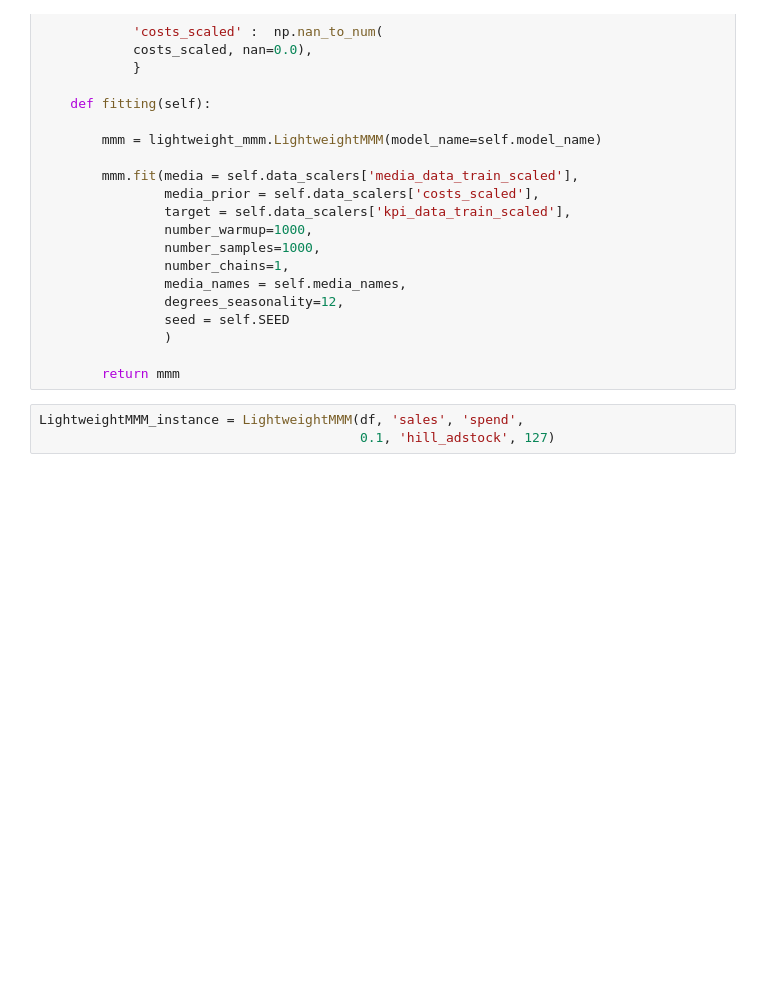
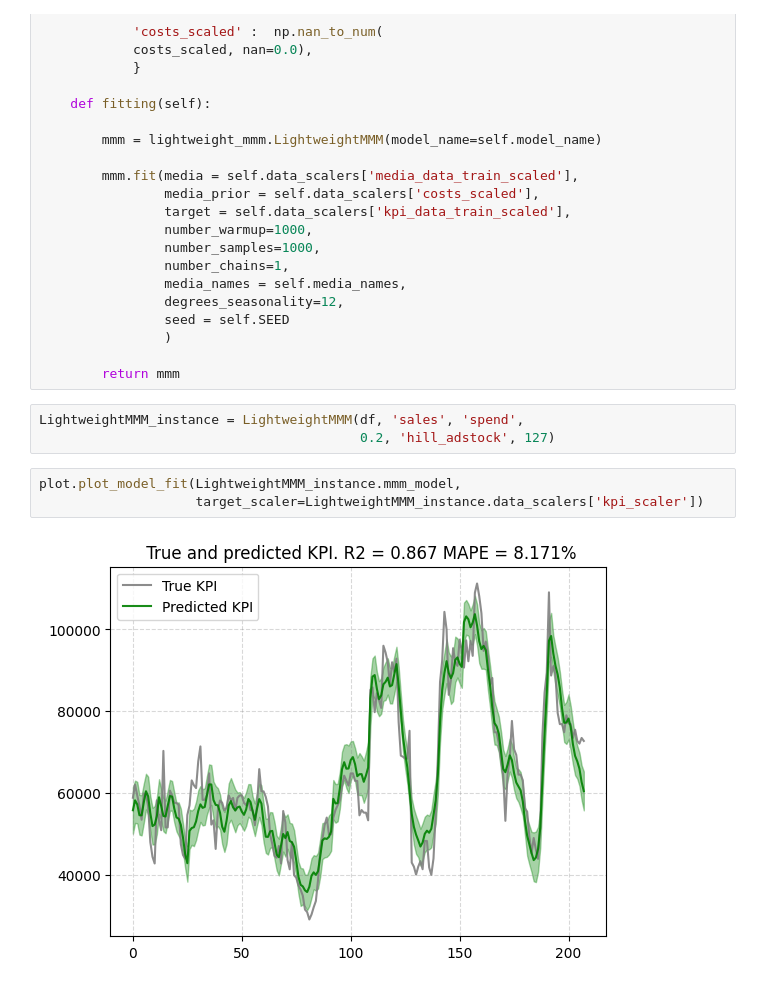
Before and after one commit to Marketing-Mix-Modeling-WSC/lightweight_mmm, a Jupyter notebook: notebooks/2_lightweight_mmm.ipynb, the cells around one changed output. Drawn from its saved outputs; the diff is of its cells as text; blank space fills up the shorter version.

Commit message:
Add(notebooks): First Lightweight MMM execution

```diff
--- a/notebooks/2_lightweight_mmm.ipynb
+++ b/notebooks/2_lightweight_mmm.ipynb
@@ -167,4 +167,9 @@ class LightweightMMM:
         return mmm
 # %%
 LightweightMMM_instance = LightweightMMM(df, 'sales', 'spend',
-                                         0.1, 'hill_adstock', 127)
+                                         0.2, 'hill_adstock', 127)
+# %%
+plot.plot_model_fit(LightweightMMM_instance.mmm_model,
+                    target_scaler=LightweightMMM_instance.data_scalers['kpi_scaler'])
+# %% [output]
+[figure, added]
```
Also changed, not shown: parts of 12 cells of this notebook.
